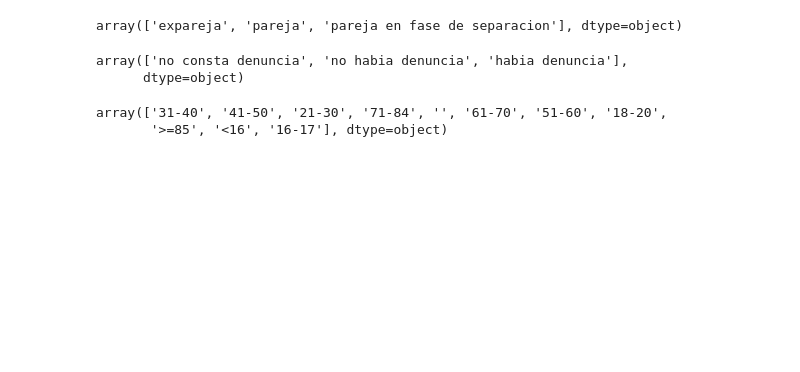
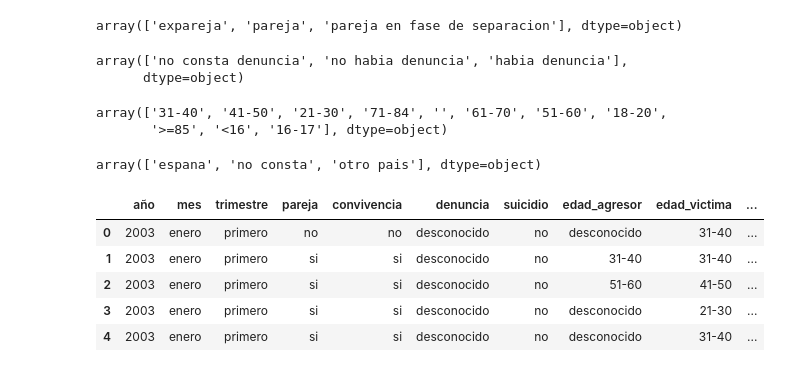
Before and after one commit to NoeRoson/Final_project, a Jupyter notebook: code/limpieza.ipynb, the cells around one changed output. Drawn from its saved outputs; the diff is of its cells as text; code cells hidden in the pictures; blank space fills up the shorter version.

```diff
--- a/code/limpieza.ipynb
+++ b/code/limpieza.ipynb
@@ -353,3 +353,42 @@ vic['edad_victima'].unique()
 # %% [output]
 array(['31-40', '41-50', '21-30', '71-84', '', '61-70', '51-60', '18-20',
        '>=85', '<16', '16-17'], dtype=object)
+# %%
+vic['edad_victima'] = vic['edad_victima'].replace('', 'desconocido')
+vic['edad_agresor'] = vic['edad_agresor'].replace('', 'desconocido')
+# %%
+vic['nacimiento_victima'].unique()
+# %% [output]
+array(['espana', 'no consta', 'otro pais'], dtype=object)
+# %%
+nacim = {'espana': 'españa',
+         'no consta': 'desconocido',
+         'otro pais': 'otro'}
+
+
+vic['nacimiento_victima'] = vic['nacimiento_victima'].map(nacim)
+vic['nacimiento_agresor'] = vic['nacimiento_agresor'].map(nacim)
+# %%
+# Añadimos columna de trimestre:
+vic['trimestre'] = vic['mes'].apply(trimestre)
+
+# Vamos a reordenar las columnas:
+columnas = vic.columns.tolist()
+
+# Extraemos la última columna de trimestre:
+ultima_columna = columnas[-1]
+ultima_columna
+# La movemos a la tercera posición para que tenga consistencia:
+columnas.insert(2, columnas.pop(-1))
+
+# Reordenamos:
+vic = vic[columnas]
+# %%
+vic.head()
+# %% [output]
+|  | año | mes | trimestre | pareja | convivencia | denuncia | suicidio | edad_agresor | edad_victima | ... |
+| 0 | 2003 | enero | primero | no | no | desconocido | no | desconocido | 31-40 | ... |
+| 1 | 2003 | enero | primero | si | si | desconocido | no | 31-40 | 31-40 | ... |
+| 2 | 2003 | enero | primero | si | si | desconocido | no | 51-60 | 41-50 | ... |
+| 3 | 2003 | enero | primero | si | si | desconocido | no | desconocido | 21-30 | ... |
+| 4 | 2003 | enero | primero | si | si | desconocido | no | desconocido | 31-40 | ... |
```
Also changed, not shown: parts of 12 cells of this notebook, 5 other files.
